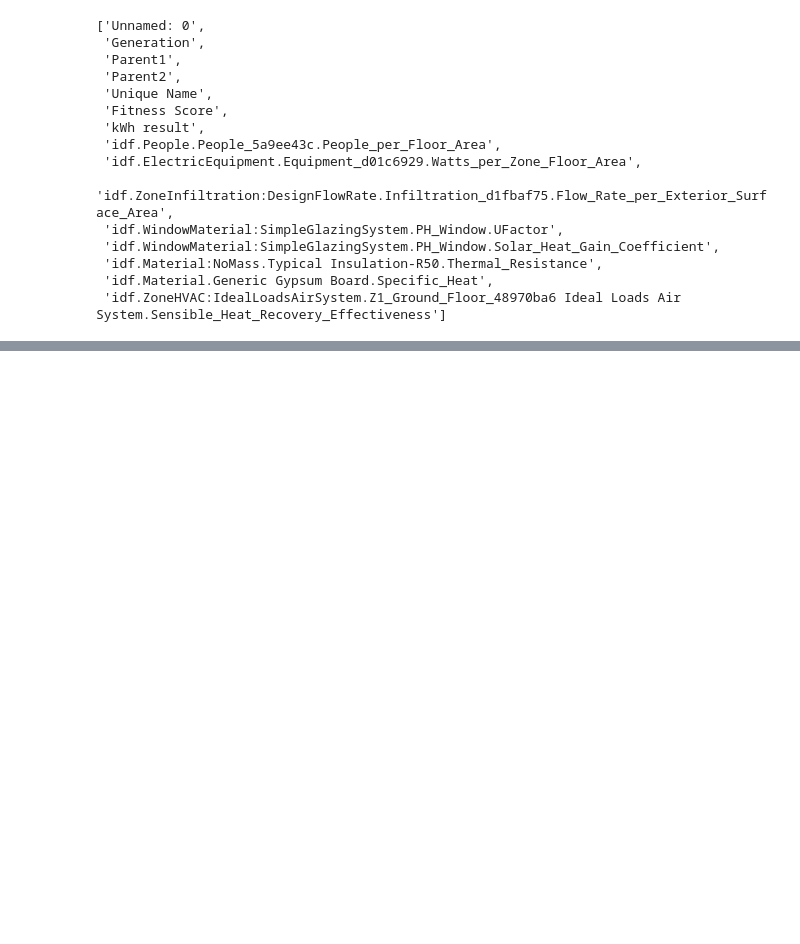
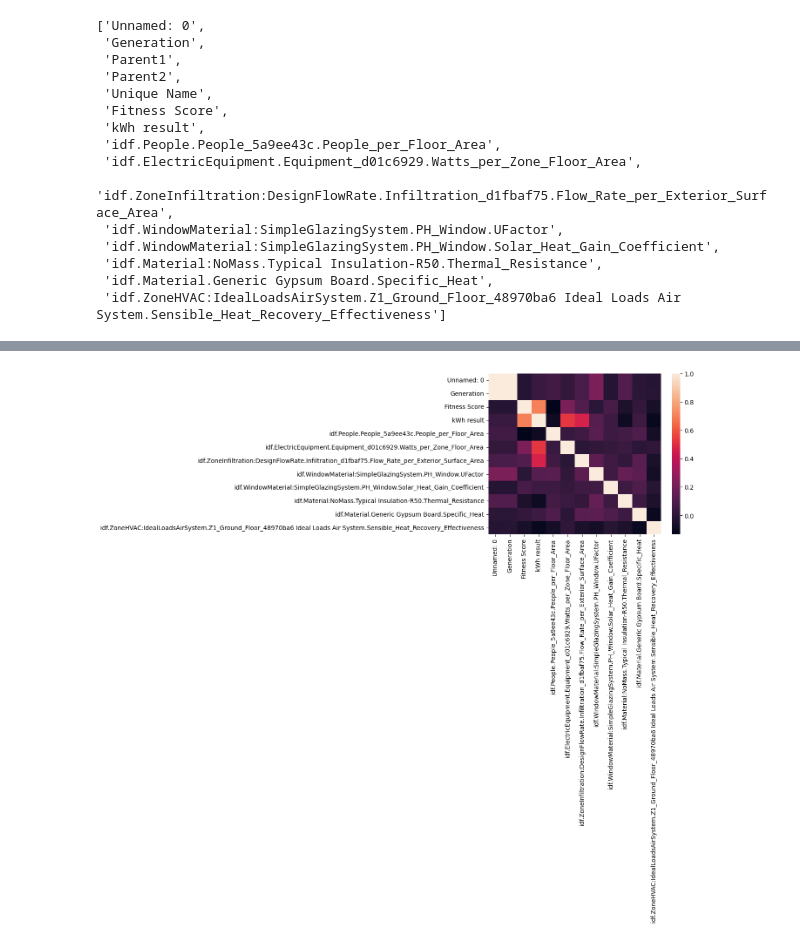
Before and after one commit to Lundkjaer/ClimAIte, a Jupyter notebook: Calibration/plot_accuracies.ipynb, the cells around one changed output, grey strips where cells are left out. Saved outputs shown, nothing was run; the diff lists cells and outputs as text; code cells hidden in the pictures; blank space fills up the shorter version.

```diff
--- a/Calibration/plot_accuracies.ipynb
+++ b/Calibration/plot_accuracies.ipynb
@@ -49,0 +108,4 @@ list(df.columns)
+# %%
+sns.heatmap(df.corr(numeric_only=True));
+# %% [output]
+[figure, added]
```
Also changed, not shown: parts of 17 cells of this notebook, 6 other files.
